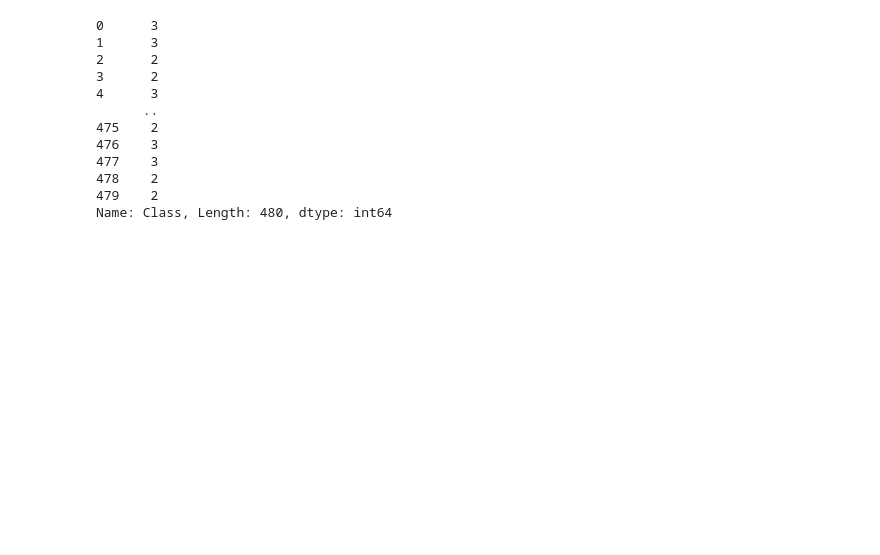
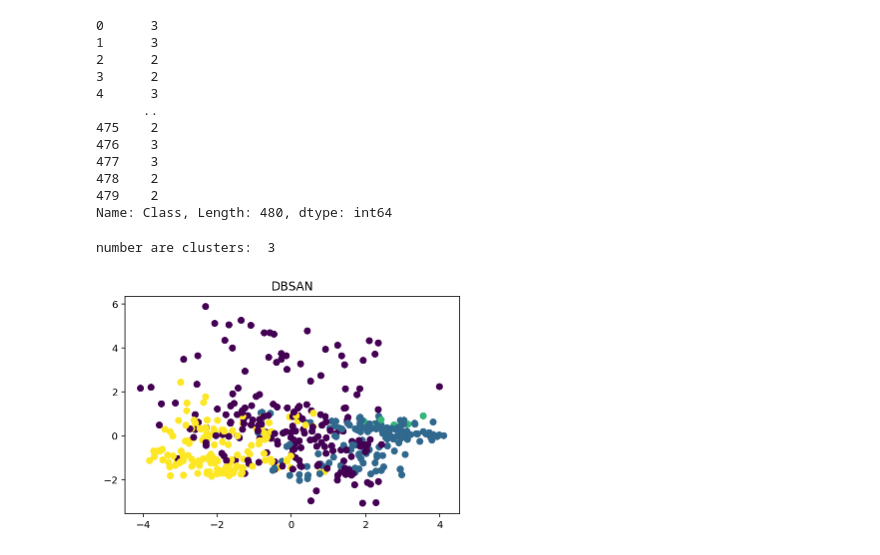
Before and after one commit to Galiold/data-mining-sap, a Jupyter notebook: phase-2/Python/sum.ipynb, the cells around one changed output. Saved outputs shown, nothing was run; the diff lists cells and outputs as text; code cells hidden in the pictures; blank space fills up the shorter version.

```diff
--- a/phase-2/Python/sum.ipynb
+++ b/phase-2/Python/sum.ipynb
@@ -441,3 +410,19 @@ df["Class"]
 478    2
 479    2
 Name: Class, Length: 480, dtype: int64
+# %%
+from sklearn.cluster import DBSCAN
+from sklearn import metrics
+
+db = DBSCAN(eps=3.1, min_samples=7)
+model = db.fit(PCA_components)
+y_db_pred = db.fit_predict(PCA_components)
+
+plt.scatter(PCA_components[0], PCA_components[1],c=y_db_pred)
+plt.title("DBSAN")
+labels = model.labels_
+n_clusters = len(set(labels)) - (1 if -1 in labels else 0)
+print("number are clusters: ",n_clusters)
+# %% [output]
+number are clusters:  3
+[figure, added]
```
Also changed, not shown: parts of 17 cells of this notebook, 1 other file.
